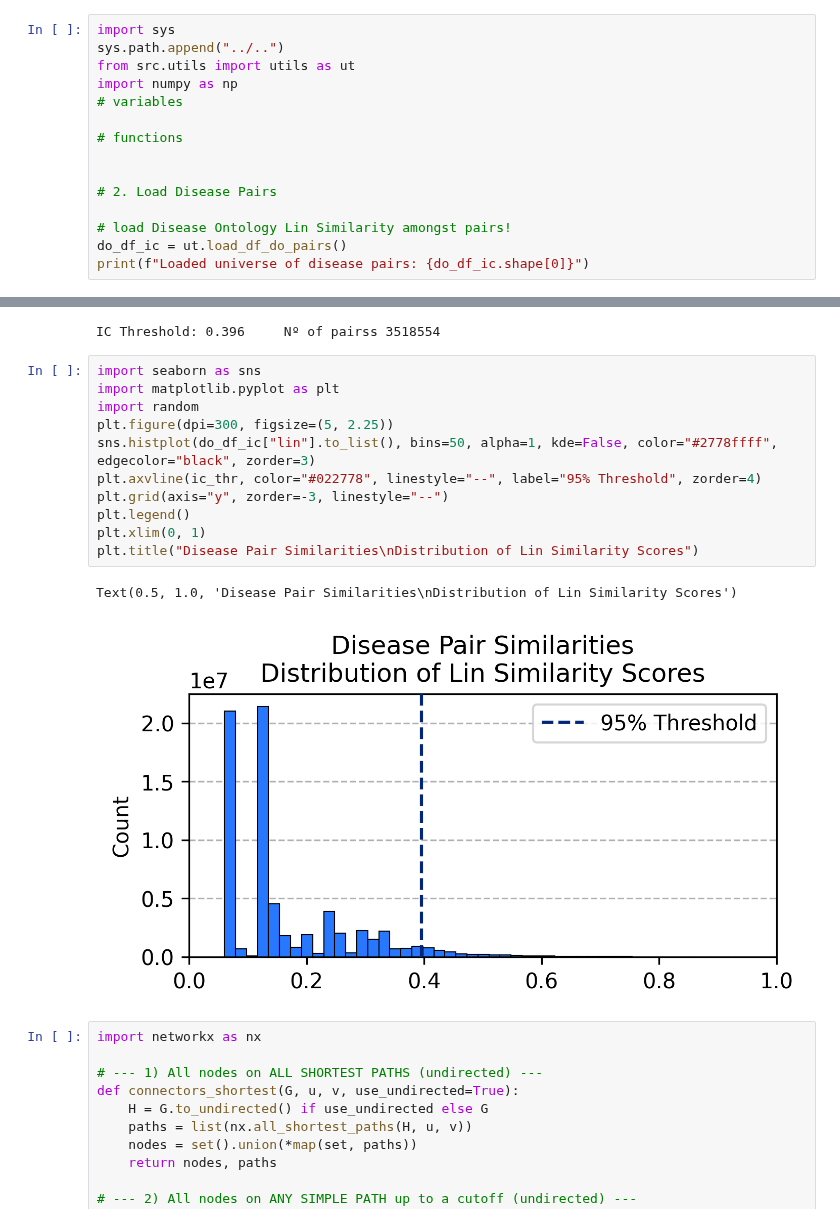
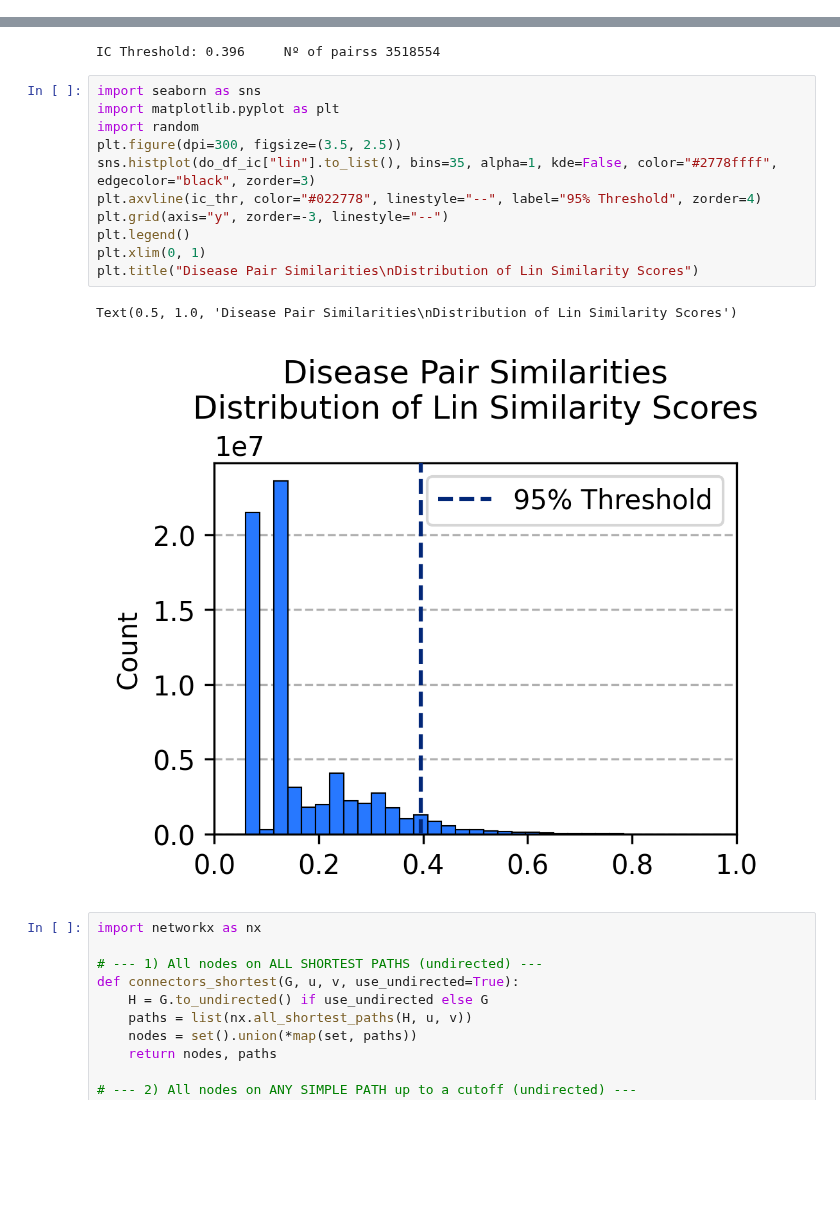
Before and after one commit to 00dylan00/scGPT_playground, a Jupyter notebook: notebooks/pipeline/01-analyse-data.ipynb, the cells around one changed output, grey strips where cells are left out. Saved outputs shown, nothing was run; the diff lists cells and outputs as text; blank space fills up the shorter version.

```diff
--- a/notebooks/pipeline/01-analyse-data.ipynb
+++ b/notebooks/pipeline/01-analyse-data.ipynb
@@ -501,18 +502,3 @@ NameError: name 'np' is not defined
 do_df_ic.query('lin>0.9').shape
 # %% [output]
 (9264, 8)
-# %%
-import sys
-sys.path.append("../..")
-from src.utils import utils as ut
-import numpy as np
-# variables
-
-# functions
-
-
-# 2. Load Disease Pairs
-
-# load Disease Ontology Lin Similarity amongst pairs!
-do_df_ic = ut.load_df_do_pairs()
-print(f"Loaded universe of disease pairs: {do_df_ic.shape[0]}")
@@ -588,17 +572,17 @@ IC Threshold: 0.396     Nº of pairss 3518554
 # %%
 import seaborn as sns
 import matplotlib.pyplot as plt
 import random
-plt.figure(dpi=300, figsize=(5, 2.25))
-sns.histplot(do_df_ic["lin"].to_list(), bins=50, alpha=1, kde=False, color="#2778ffff", edgecolor="black", zorder=3)
+plt.figure(dpi=300, figsize=(3.5, 2.5))
+sns.histplot(do_df_ic["lin"].to_list(), bins=35, alpha=1, kde=False, color="#2778ffff", edgecolor="black", zorder=3)
 plt.axvline(ic_thr, color="#022778", linestyle="--", label="95% Threshold", zorder=4)
 plt.grid(axis="y", zorder=-3, linestyle="--")
 plt.legend()
 plt.xlim(0, 1)
 plt.title("Disease Pair Similarities\nDistribution of Lin Similarity Scores")
 # %% [output]
 Text(0.5, 1.0, 'Disease Pair Similarities\nDistribution of Lin Similarity Scores')
-[figure, old version]
+[figure, new version]
 # %%
 import networkx as nx
 
```
Also changed, not shown: parts of 14 cells of this notebook, 15 other files.
